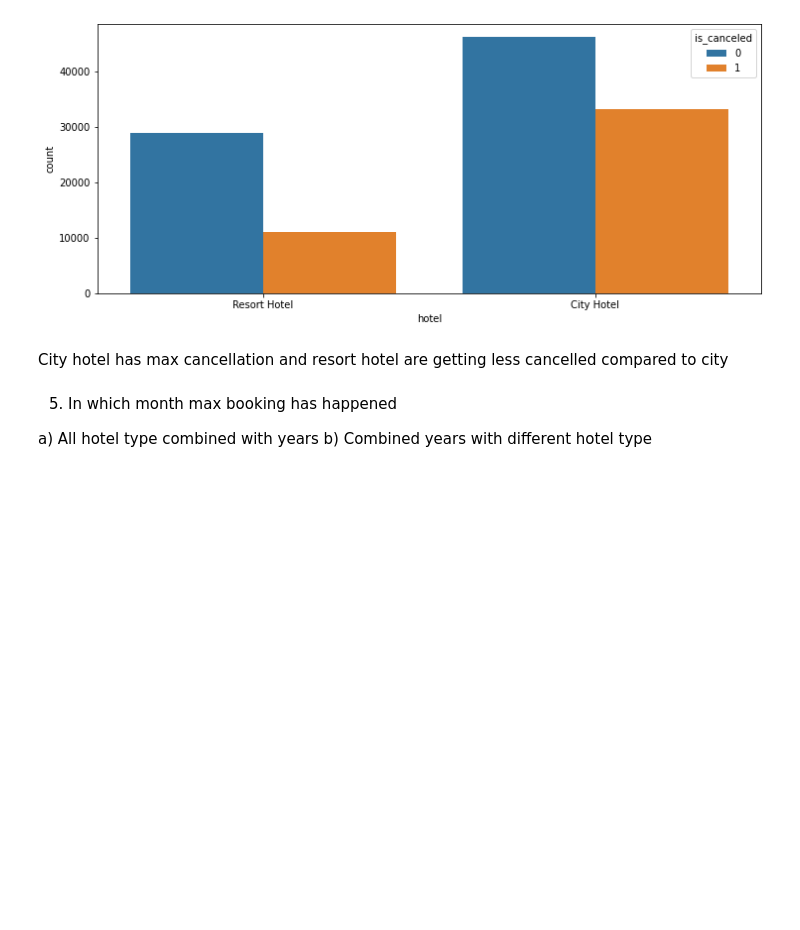
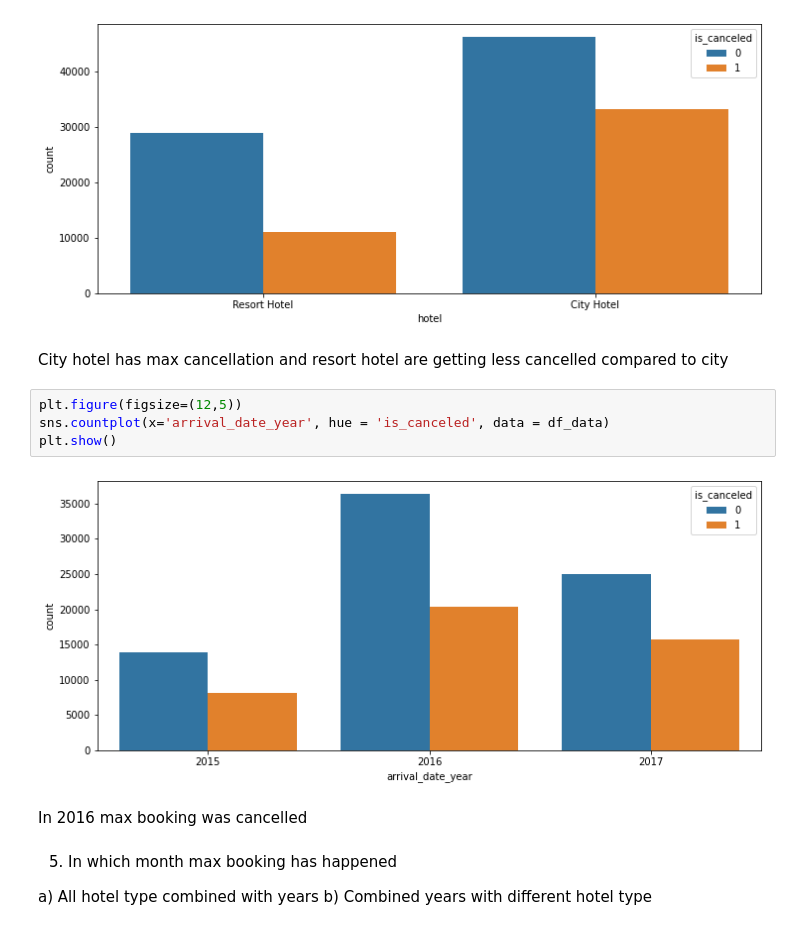
Before and after one commit to kiran2424/hotel-booking-data-analysis, a Jupyter notebook: Copy_of_Hotel_Booking_Analysis_Capstone_Project.ipynb, the cells around one changed output. Drawn from its saved outputs; the diff is of its cells as text; blank space fills up the shorter version.

```diff
--- a/Copy_of_Hotel_Booking_Analysis_Capstone_Project.ipynb
+++ b/Copy_of_Hotel_Booking_Analysis_Capstone_Project.ipynb
@@ -183,6 +185,14 @@ plt.show()
 [figure]
 # %% [markdown]
 City hotel has max cancellation and resort hotel are getting less cancelled compared to city
+# %%
+plt.figure(figsize=(12,5))
+sns.countplot(x='arrival_date_year', hue = 'is_canceled', data = df_data)
+plt.show()
+# %% [output]
+[figure, added]
+# %% [markdown]
+In 2016 max booking was cancelled
 # %% [markdown]
 5.   In which month max booking has happened
 
```
Also changed, not shown: parts of 16 cells of this notebook.
